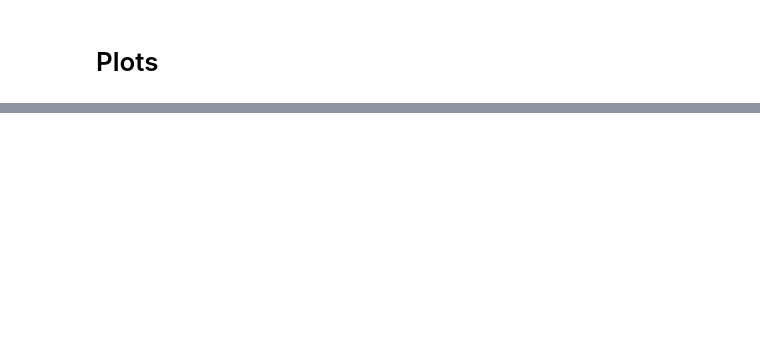
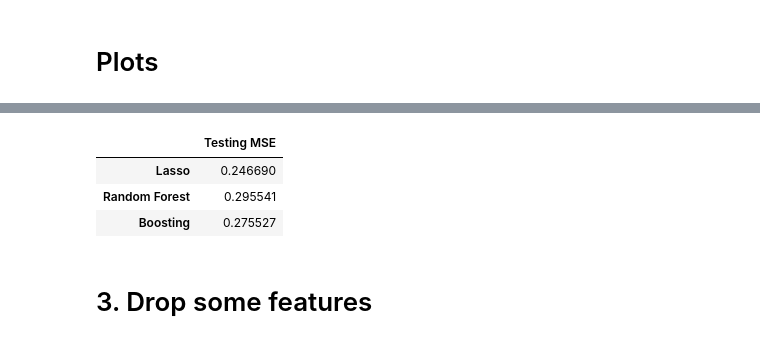
Before and after one commit to lameche99/Realized_Volatility_RNN, a Jupyter notebook: NonNNCode.ipynb, the cells around one changed output, grey strips where cells are left out. Saved outputs shown, nothing was run; the diff lists cells and outputs as text; code cells hidden in the pictures; blank space fills up the shorter version.

```diff
--- a/NonNNCode.ipynb
+++ b/NonNNCode.ipynb
@@ -38,5 +39,6 @@ Y_test = test.iloc[:,-1]
 X_test = test.iloc[:,:-1]
 
 err = mean_squared_error(Y_test, model_cv.predict(X_test))
+mse1.append(err)
 print('Testing Error Lasso: ', err)
 # %% [output]
@@ -153,0 +126,12 @@ results.plot_forecast(10)
+# %%
+mse1 = pd.DataFrame(mse1)
+mse1 = mse1.rename(columns={0:'Testing MSE'}, index={0:'Lasso',1:'Random Forest',2:'Boosting'})
+# %%
+mse1
+# %% [output]
+|  | Testing MSE |
+| Lasso | 0.246690 |
+| Random Forest | 0.295541 |
+| Boosting | 0.275527 |
+# %% [markdown]
+# 3. Drop some features
```
Also changed, not shown: parts of 62 cells of this notebook.
